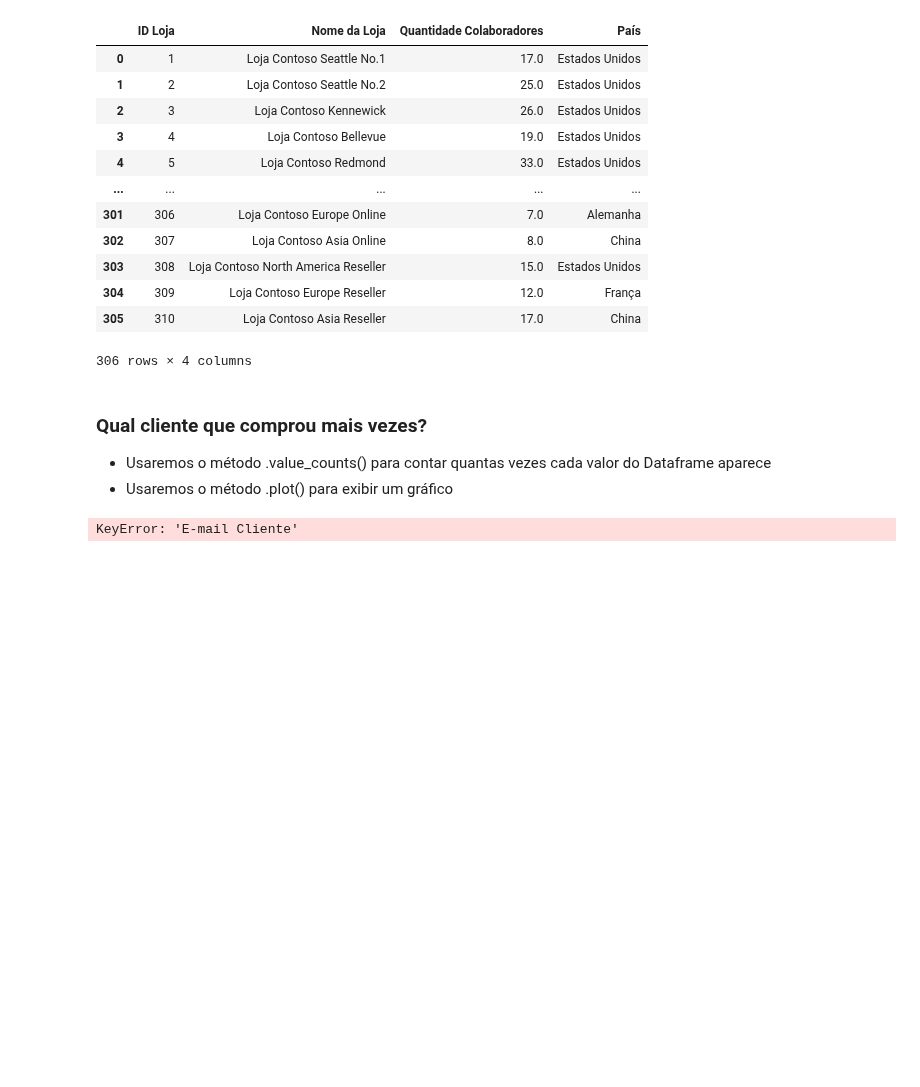
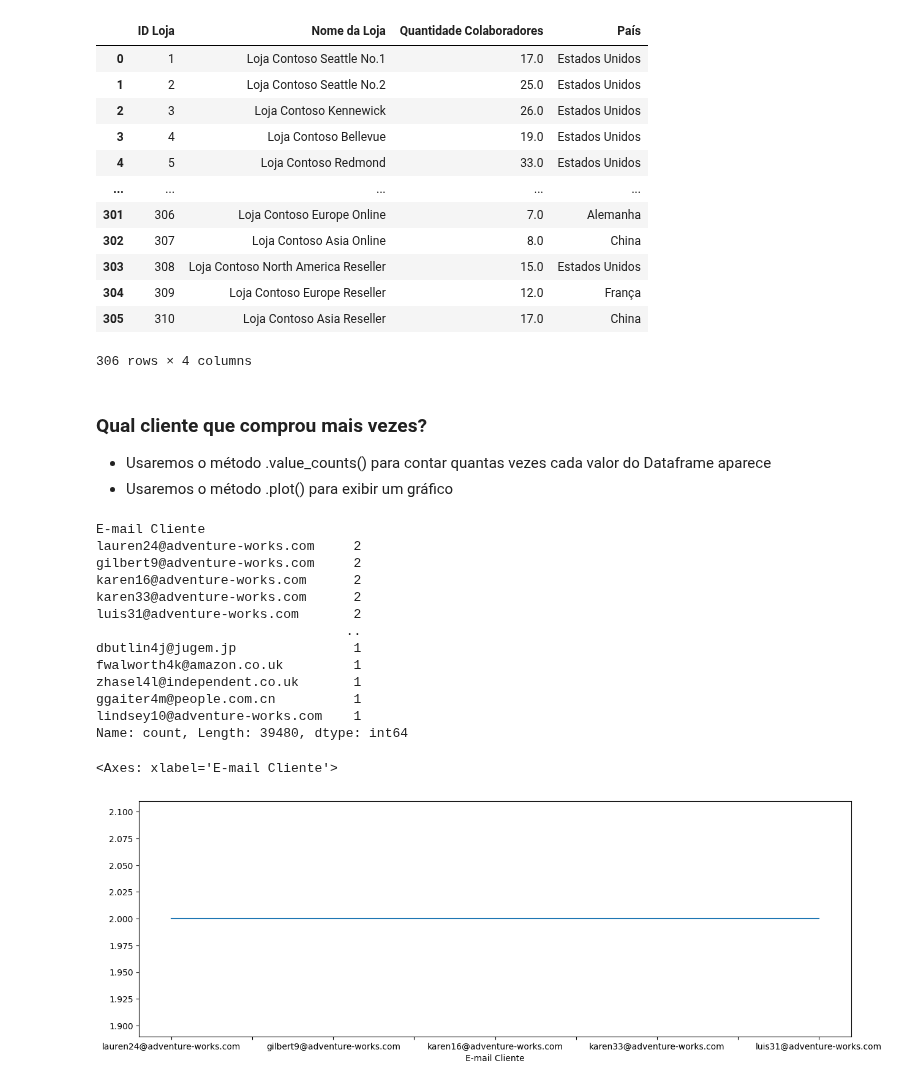
Before and after one commit to franciscojrlopes/Python, a Jupyter notebook: python_work/matpot_pandas.ipynb, the cells around one changed output. Drawn from its saved outputs; the diff is of its cells as text; code cells hidden in the pictures; blank space fills up the shorter version.

```diff
--- a/python_work/matpot_pandas.ipynb
+++ b/python_work/matpot_pandas.ipynb
@@ -170,8 +163,22 @@ display(lojas_df)
 - Usaremos o método .value_counts() para contar quantas vezes cada valor do Dataframe aparece
 - Usaremos o método .plot() para exibir um gráfico
 # %%
-frequencia_clientes = vendas_df['E-mail Cliente'].value_counts()
+frequencia_clientes = clientes_df['E-mail Cliente'].value_counts()
 display(frequencia_clientes)
 frequencia_clientes[:5].plot(figsize=(15, 5))
 # %% [output]
-KeyError: 'E-mail Cliente'
+E-mail Cliente
+lauren24@adventure-works.com     2
+gilbert9@adventure-works.com     2
+karen16@adventure-works.com      2
+karen33@adventure-works.com      2
+luis31@adventure-works.com       2
+                                ..
+dbutlin4j@jugem.jp               1
+fwalworth4k@amazon.co.uk         1
+zhasel4l@independent.co.uk       1
+ggaiter4m@people.com.cn          1
+lindsey10@adventure-works.com    1
+Name: count, Length: 39480, dtype: int64
+<Axes: xlabel='E-mail Cliente'>
+[figure, added]
```
Also changed, not shown: parts of 1 cell of this notebook.
